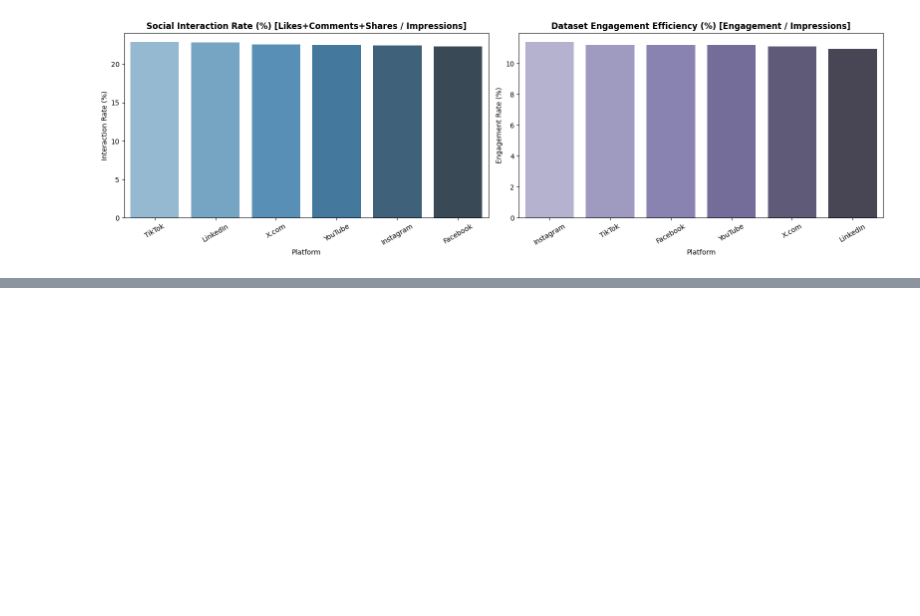
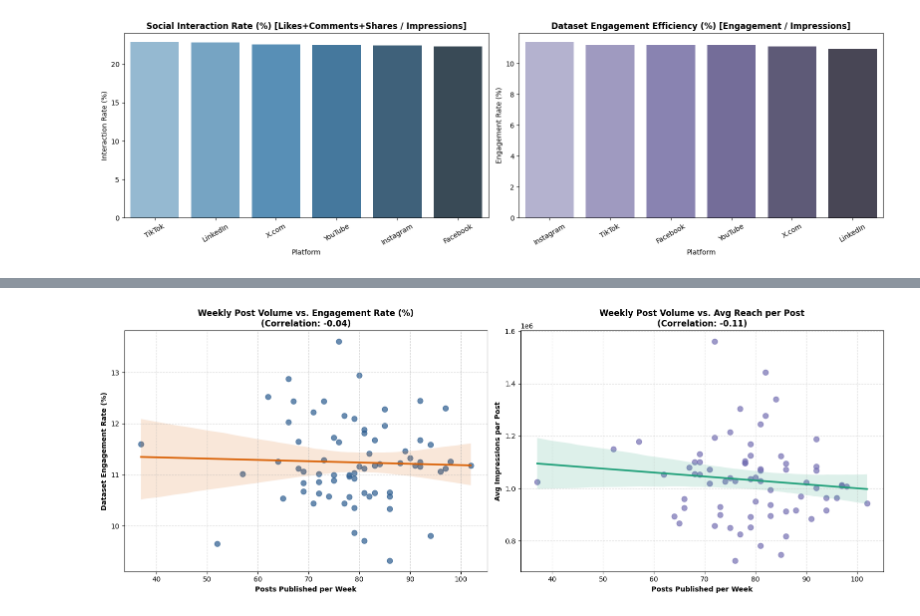
Before and after one commit to SalmaAllam8/PowerBI-mini-Projects, a Jupyter notebook: EDA.ipynb, the cells around one changed output, grey strips where cells are left out. Drawn from its saved outputs; the diff is of its cells as text; code cells hidden in the pictures; blank space fills up the shorter version.

```diff
--- a/EDA.ipynb
+++ b/EDA.ipynb
@@ -2054,0 +2219,43 @@ Passing `palette` without assigning `hue` is deprecated and will be removed in v
+# %%
+fig, axes = plt.subplots(1, 2, figsize=(16, 6))
+
+# Plot 1: Posts per Week vs. Engagement Rate (%) Scatter + Trendline
+sns.regplot(
+    data=weekly_summary,
+    x='Posts_Per_Week',
+    y='Dataset_Engagement_Rate_%',
+    ax=axes[0],
+    color='#2b5c8f',
+    scatter_kws={'alpha': 0.7, 's': 60},
+    line_kws={'color': '#d95f02', 'linewidth': 2.5},
+)
+axes[0].set_title(
+    f'Weekly Post Volume vs. Engagement Rate (%)\n(Correlation: {corr_engagement_rate:.2f})',
+    fontweight='bold',
+)
+axes[0].set_xlabel('Posts Published per Week', fontweight='bold')
+axes[0].set_ylabel('Dataset Engagement Rate (%)', fontweight='bold')
+axes[0].grid(True, linestyle='--', alpha=0.5)
+
+# Plot 2: Posts per Week vs. Average Impressions per Post
+sns.regplot(
+    data=weekly_summary,
+    x='Posts_Per_Week',
+    y='Avg_Impressions_Per_Post',
+    ax=axes[1],
+    color='#7570b3',
+    scatter_kws={'alpha': 0.7, 's': 60},
+    line_kws={'color': '#1b9e77', 'linewidth': 2.5},
+)
+axes[1].set_title(
+    f'Weekly Post Volume vs. Avg Reach per Post\n(Correlation: {corr_impressions:.2f})',
+    fontweight='bold',
+)
+axes[1].set_xlabel('Posts Published per Week', fontweight='bold')
+axes[1].set_ylabel('Avg Impressions per Post', fontweight='bold')
+axes[1].grid(True, linestyle='--', alpha=0.5)
+
+plt.tight_layout()
+plt.show()
+# %% [output]
+[figure, added]
```
Also changed, not shown: parts of 8 cells of this notebook.
